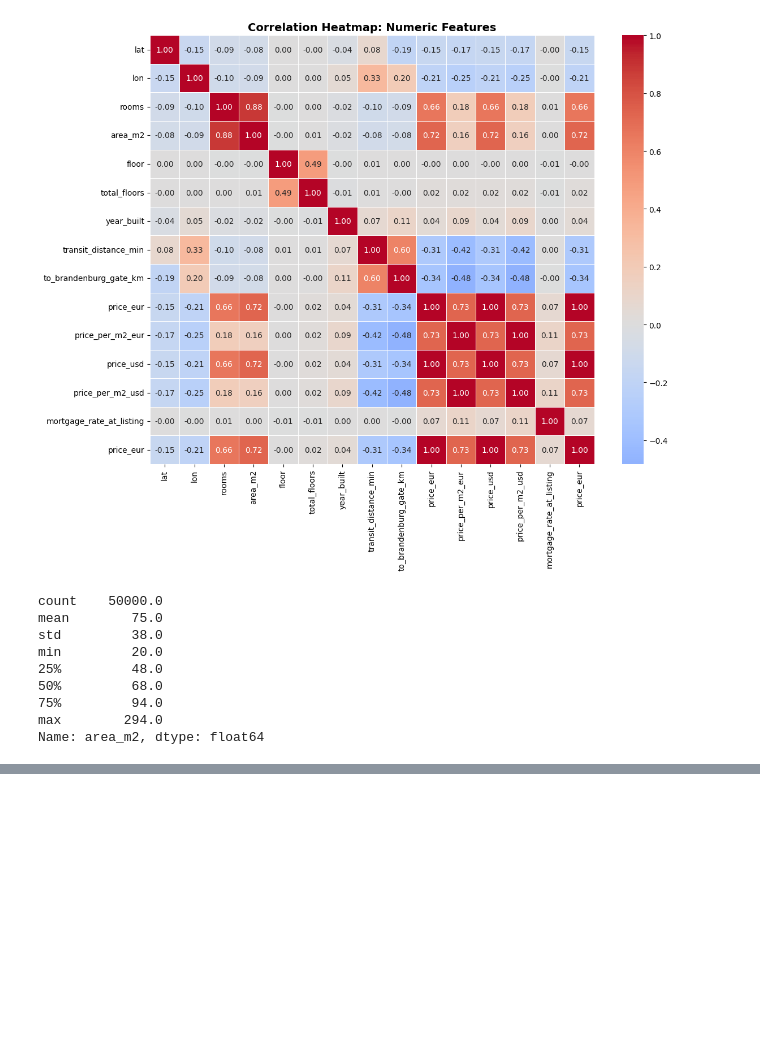
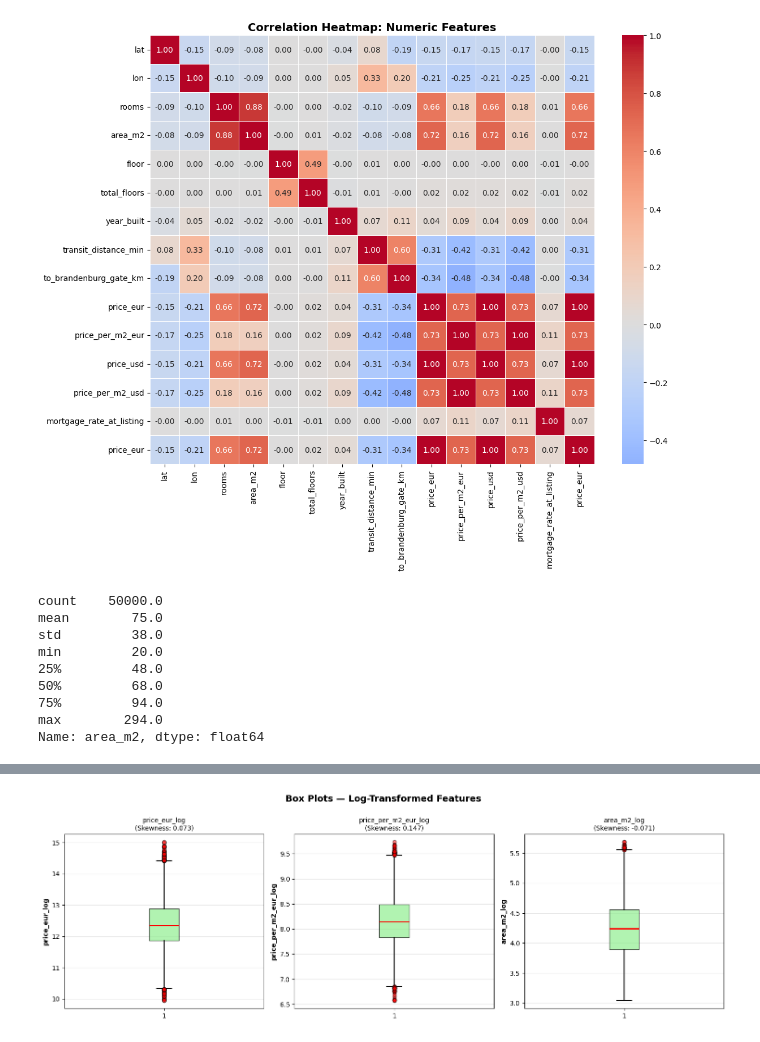
Before and after one commit to MarieKatha/berlin-property-intelligence, a Jupyter notebook: notebooks/notebook_lukas.ipynb, the cells around one changed output, grey strips where cells are left out. Saved outputs shown, nothing was run; the diff lists cells and outputs as text; code cells hidden in the pictures; blank space fills up the shorter version.

Commit message:
Added log transformation of price, & area

```diff
--- a/notebooks/notebook_lukas.ipynb
+++ b/notebooks/notebook_lukas.ipynb
@@ -296,0 +371,28 @@ Name: area_m2, dtype: float64
+# %%
+# Create box plots for the three log-transformed columns
+log_cols = ['price_eur_log', 'price_per_m2_eur_log', 'area_m2_log']
+
+fig, axes = plt.subplots(1, 3, figsize=(15, 5))
+axes = axes.flatten()
+
+for idx, col in enumerate(log_cols):
+    ax = axes[idx]
+
+    # Box plot
+    bp = ax.boxplot(df_sales_log[col].dropna(), vert=True, patch_artist=True,
+                     boxprops=dict(facecolor='lightgreen', alpha=0.7),
+                     whiskerprops=dict(color='black', linewidth=1.5),
+                     capprops=dict(color='black', linewidth=1.5),
+                     medianprops=dict(color='red', linewidth=2),
+                     flierprops=dict(marker='o', markerfacecolor='red', markersize=6, alpha=0.5))
+
+    ax.set_ylabel(col, fontsize=10, fontweight='bold')
+    ax.grid(axis='y', alpha=0.3)
+    ax.set_title(f'{col}\n(Skewness: {df_sales_log[col].skew():.3f})', fontsize=10)
+
+plt.suptitle('Box Plots — Log-Transformed Features', fontsize=14, fontweight='bold', y=1.00)
+plt.tight_layout()
+plt.savefig('09_boxplots_log_transformed.png', dpi=300, bbox_inches='tight')
+plt.show()
+# %% [output]
+[figure, added]
```
Also changed, not shown: parts of 4 cells of this notebook.
